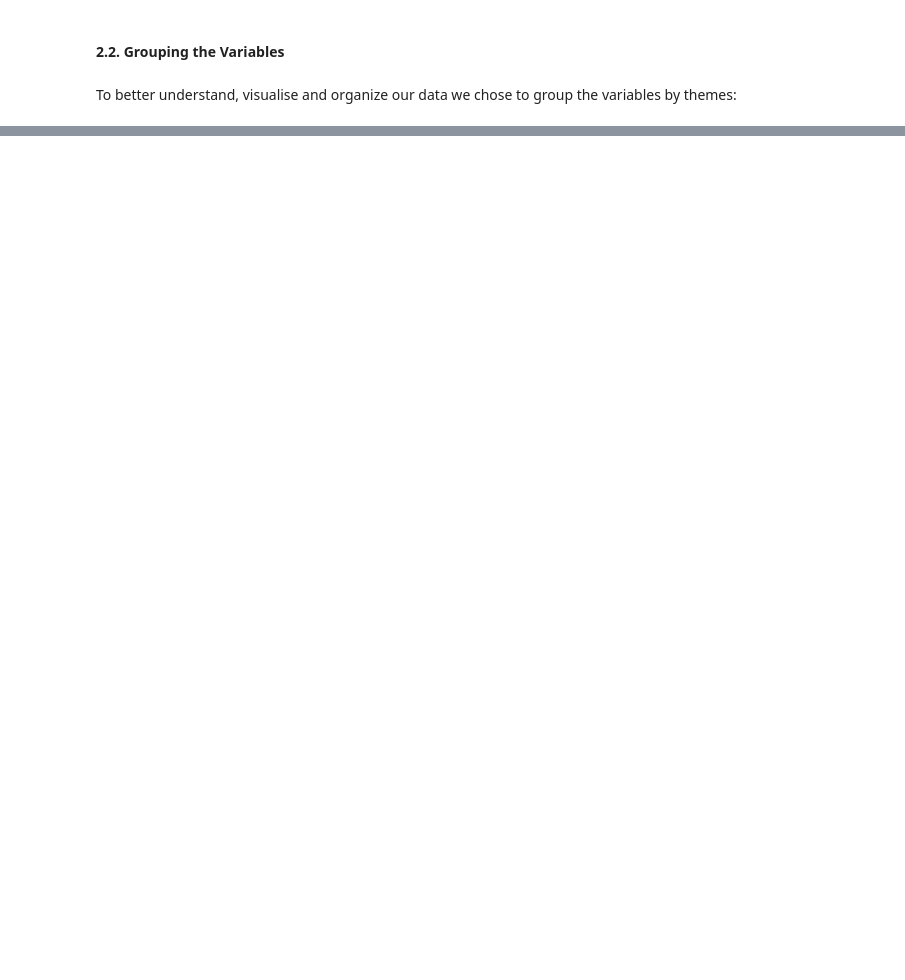
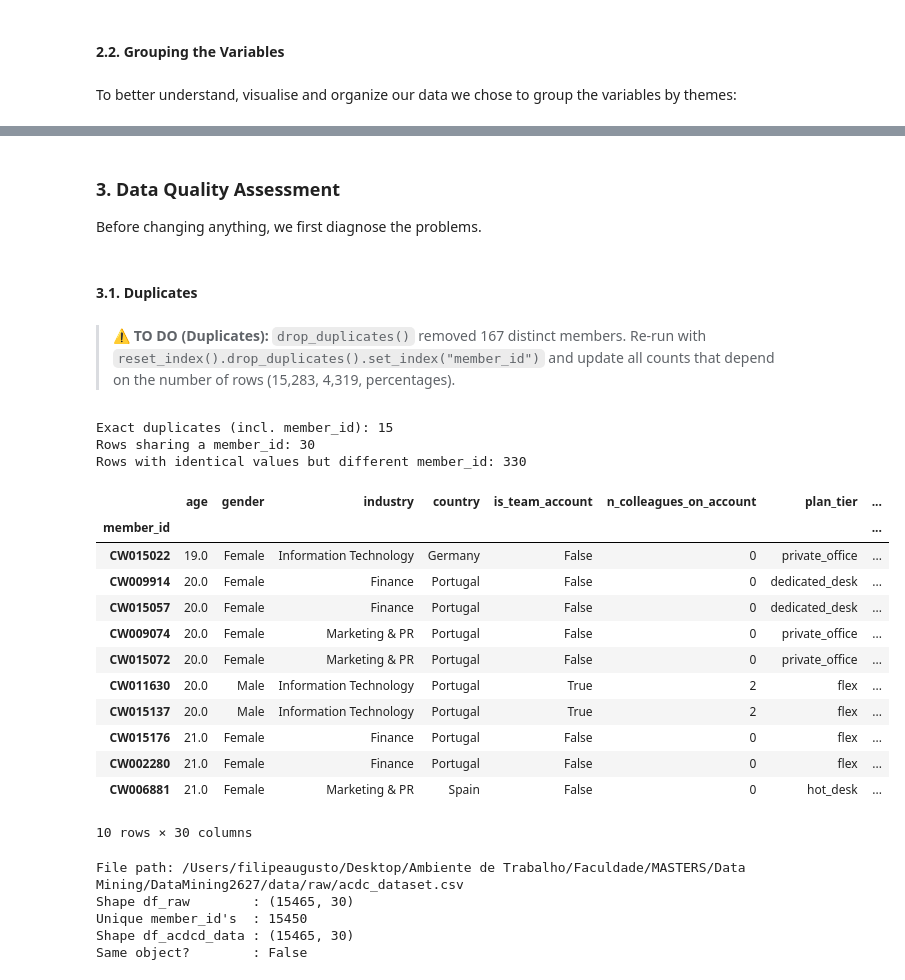
Before and after one commit to tomasmuachoDSAN/DataMining2627, a Jupyter notebook: notebooks/Group30_EDA_Code.ipynb, the cells around one changed output, grey strips where cells are left out. Saved outputs shown, nothing was run; the diff lists cells and outputs as text; code cells hidden in the pictures; blank space fills up the shorter version.

```diff
--- a/notebooks/Group30_EDA_Code.ipynb
+++ b/notebooks/Group30_EDA_Code.ipynb
@@ -162,0 +299,55 @@ To better understand, visualise and organize our data we chose to group the vari
+# %% [markdown]
+###  **3. Data Quality Assessment**
+
+  Before changing anything, we first diagnose the problems.
+# %% [markdown]
+#### **3.1. Duplicates**
+# %% [markdown]
+> ⚠️ **TO DO (Duplicates):** `drop_duplicates()` removed 167 distinct members. Re-run with `reset_index().drop_duplicates().set_index("member_id")` and update all counts that depend on the number of rows (15,283, 4,319, percentages).
+# %%
+# 1. exact duplicates, including member_id
+n_exact = df_acdcd_data.reset_index().duplicated().sum()
+print("Exact duplicates (incl. member_id):", n_exact)
+
+# 2. same member_id: are the rows identical or do they conflict?
+dup_ids = df_acdcd_data.index[df_acdcd_data.index.duplicated(keep=False)]
+print("Rows sharing a member_id:", len(dup_ids))
+df_acdcd_data.loc[dup_ids].sort_index().head(10)
+
+# 3. identical values but different member_id
+twins = df_acdcd_data[df_acdcd_data.duplicated(keep=False) & ~df_acdcd_data.index.isin(dup_ids)]
+print("Rows with identical values but different member_id:", len(twins))
+twins.sort_values(list(df_acdcd_data.columns)).head(10)
+# %% [output]
+Exact duplicates (incl. member_id): 15
+Rows sharing a member_id: 30
+Rows with identical values but different member_id: 330
+|  | age | gender | industry | country | is_team_account | n_colleagues_on_account | plan_tier | ... |
+| member_id |  |  |  |  |  |  |  | ... |
+| CW015022 | 19.0 | Female | Information Technology | Germany | False | 0 | private_office | ... |
+| CW009914 | 20.0 | Female | Finance | Portugal | False | 0 | dedicated_desk | ... |
+| CW015057 | 20.0 | Female | Finance | Portugal | False | 0 | dedicated_desk | ... |
+| CW009074 | 20.0 | Female | Marketing & PR | Portugal | False | 0 | private_office | ... |
+| CW015072 | 20.0 | Female | Marketing & PR | Portugal | False | 0 | private_office | ... |
+| CW011630 | 20.0 | Male | Information Technology | Portugal | True | 2 | flex | ... |
+| CW015137 | 20.0 | Male | Information Technology | Portugal | True | 2 | flex | ... |
+| CW015176 | 21.0 | Female | Finance | Portugal | False | 0 | flex | ... |
+| CW002280 | 21.0 | Female | Finance | Portugal | False | 0 | flex | ... |
+| CW006881 | 21.0 | Female | Marketing & PR | Spain | False | 0 | hot_desk | ... |
+10 rows × 30 columns
+# %%
+import os
+
+print("File path:", os.path.abspath(raw_data_path))
+
+df_raw = pd.read_csv(raw_data_path, index_col="member_id", sep=";")
+print("Shape df_raw        :", df_raw.shape)
+print("Unique member_id's  :", df_raw.index.nunique())
+print("Shape df_acdcd_data :", df_acdcd_data.shape)
+print("Same object?        :", df_raw is df_acdcd_data)
+# %% [output]
+File path: /Users/filipeaugusto/Desktop/Ambiente de Trabalho/Faculdade/MASTERS/Data Mining/DataMining2627/data/raw/acdc_dataset.csv
+Shape df_raw        : (15465, 30)
+Unique member_id's  : 15450
+Shape df_acdcd_data : (15465, 30)
+Same object?        : False
```
Also changed, not shown: parts of 28 cells of this notebook.
